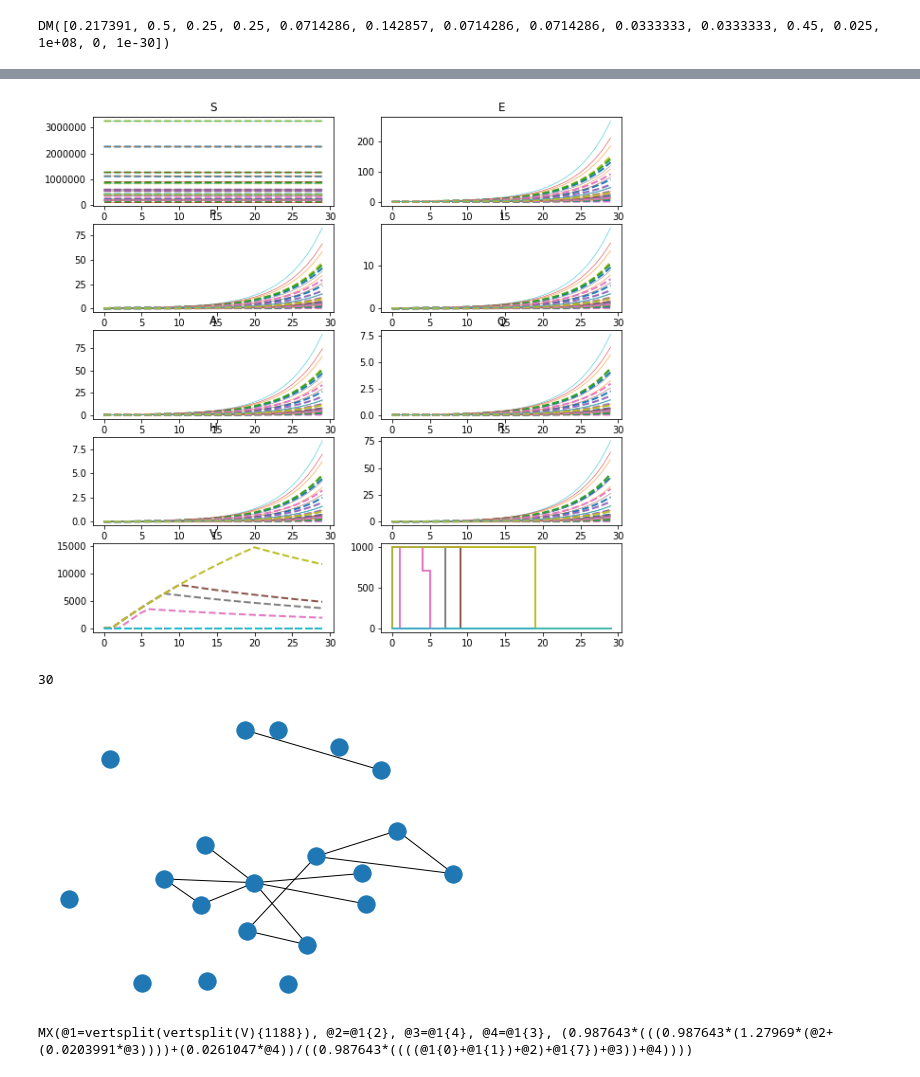
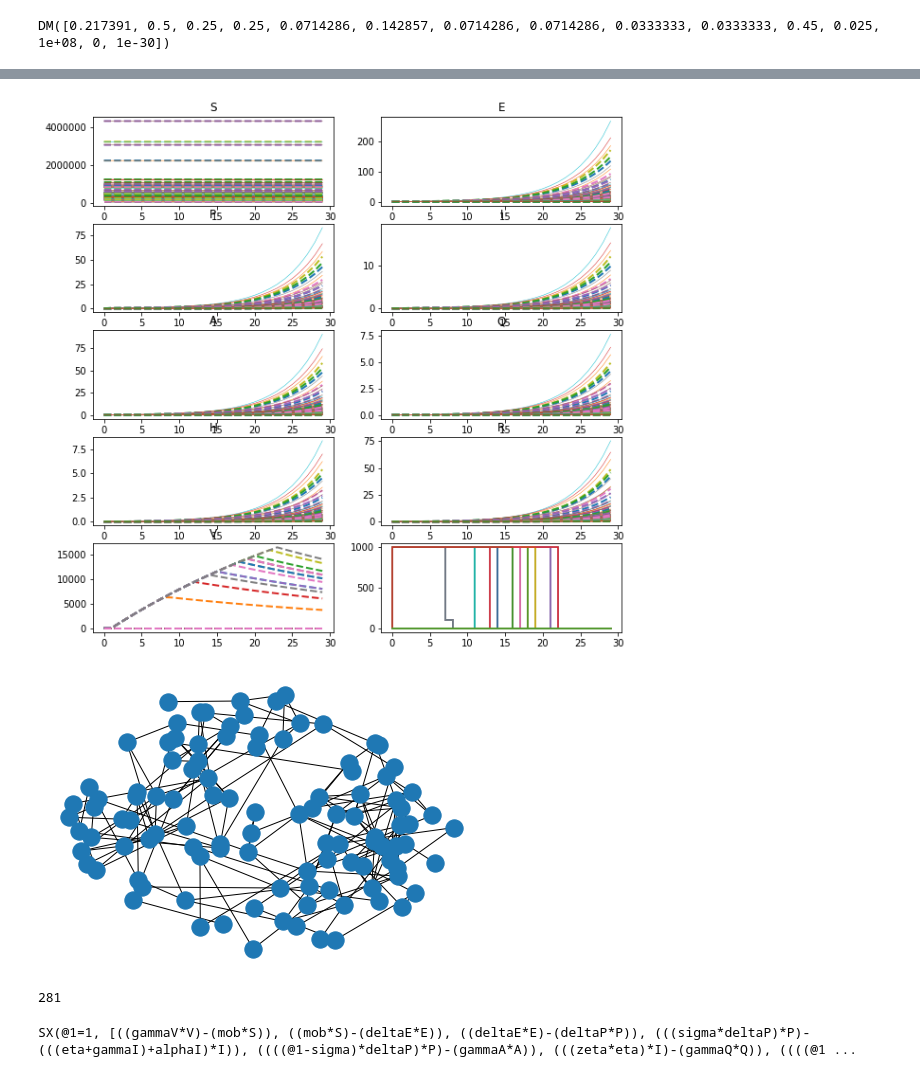
Before and after one commit to jcblemai/COVID-19_italy-vaccination-oc, a Jupyter notebook: ocp_trial-vector2-crtl-out-struct0.ipynb, the cells around one changed output, grey strips where cells are left out. Saved outputs shown, nothing was run; the diff lists cells and outputs as text; code cells hidden in the pictures.

```diff
--- a/ocp_trial-vector2-crtl-out-struct0.ipynb
+++ b/ocp_trial-vector2-crtl-out-struct0.ipynb
@@ -21,7 +21,7 @@ eng = matlab.engine.start_matlab()
 eng.cd('geography-paper-master/', nargout=0)
 eng.run('single_build.m', nargout=0)
 
-model_size = 20
+model_size = 107
 
 s = ItalySetup(model_size)
 
@@ -254,9 +254,10 @@ cdot_T = 0
 dyn = [None] * N
 spatial = [None] * N
 
-mob_prun = 0.0001
-mob_prun = .005
-mob_prun = .01 # not tested
+mob_prun = -1
+#mob_prun = 0.0001
+mob_prun = .002
+#mob_prun = .01 # not tested
 
 for k in range(N):
     mobK = mobintime.to_numpy().T[:,k]
@@ -274,8 +275,18 @@ for k in range(N):
         print(f'pruning {C[C<mob_prun].size} non-diagonal mobility elements of {C.size-M}.')
     C[C<mob_prun] = 0 # Prune elements
 
-    #mob_ik=C@((C.T@(betaP0*betaR*(Pk+epsilonA*Ak))+epsilonI*betaP0*betaR*Ik)/ \
-    #         (C.T@(Sk+Ek+Pk+Rk+Ak)+Ik))
+    foi_sup = []
+    foi_inf = []
+    for n in range(M):
+        foi_sup.append(betaP0*betaR[n]*(Pk[n]+epsilonA*Ak[n]))
+        foi_inf.append(Sk[n]+Ek[n]+Pk[n]+Rk[n]+Ak[n])
+
+    foi = []
+    for m in range(M):
+        foi.append((sum(C[n, m] * foi_sup[n] for n in range(M)) + epsilonI*betaP0*betaR[m]*Ik[m]) /
+                   (sum(C[l, m] * foi_inf[l] for l in range(M)) + Ik[m]))
+
+
     print(f'{k}:', end='')
     for i in range(M):
         [X_, ell_ik] = rk4_int(Vars['x', i, k],
@@ -286,11 +297,12 @@ for k in range(N):
         f += ell_ik_ #MOD: before  ell_ik_
         cases += cases_ik
         reg += reg_ik
-        mob_ik = sum(C[i, m] * (
-                    (sum(C[n, m] * (betaP0*betaR[n]*(Pk[n]+epsilonA*Ak[n])) for n in range(M)) +
-                     epsilonI*betaP0*betaR[m]*Ik[m]) /
-                    (sum(C[l, m]*(Sk[l]+Ek[l]+Pk[l]+Rk[l]+Ak[l]) for l in range(M)) + Ik[m]))
-                     for m in range(M))
+        #mob_ik = sum(C[i, m] * (
+        #            (sum(C[n, m] * (betaP0*betaR[n]*(Pk[n]+epsilonA*Ak[n])) for n in range(M)) +
+        #             epsilonI*betaP0*betaR[m]*Ik[m]) /
+        #            (sum(C[l, m]*(Sk[l]+Ek[l]+Pk[l]+Rk[l]+Ak[l]) for l in range(M)) + Ik[m]))
+        #             for m in range(M))
+        mob_ik = sum(C[i, m] * foi[m] for m in range(M))
 
         spatial[k].append(Vars['u', i, k, 'mob'] - mob_ik) # spatial, vaccines and dyn are put in g(x), with constraints that spatial and dyn are equal to zero
         # thus imposing the dynamics and coupling.
@@ -492,20 +500,18 @@ for i, st in enumerate(states_list):
         axes.flat[-1].step(np.arange(til),
             np.array(ca.veccat(ca.veccat(*opt['u',k,:til,'v']))))
 # %% [output]
-[figure, old version]
+[figure, new version]
-# %%
-len(np.array(ca.veccat(ca.veccat(*opt['u',k,:til,'v']))))
-# %% [output]
-30
 # %%
 import networkx
 grph = networkx.from_numpy_matrix(C)
-networkx.draw(grph, )
+networkx.draw(grph)
 # %% [output]
-[figure, old version]
+[figure, new version]
-# %%
-mob_ik[0]
-# %% [output]
-MX(@1=vertsplit(vertsplit(V){1188}), @2=@1{2}, @3=@1{4}, @4=@1{3}, (0.987643*(((0.987643*(1.27969*(@2+(0.0203991*@3))))+(0.0261047*@4))/((0.987643*((((@1{0}+@1{1})+@2)+@1{7})+@3))+@4))))
+# %%
+grph.number_of_edges()
+# %% [output]
+281
 # %%
 a
+# %% [output]
+SX(@1=1, [((gammaV*V)-(mob*S)), ((mob*S)-(deltaE*E)), ((deltaE*E)-(deltaP*P)), (((sigma*deltaP)*P)-(((eta+gammaI)+alphaI)*I)), ((((@1-sigma)*deltaP)*P)-(gammaA*A)), (((zeta*eta)*I)-(gammaQ*Q)), ((((@1 ...
```
Also changed, not shown: parts of 9 cells of this notebook.
